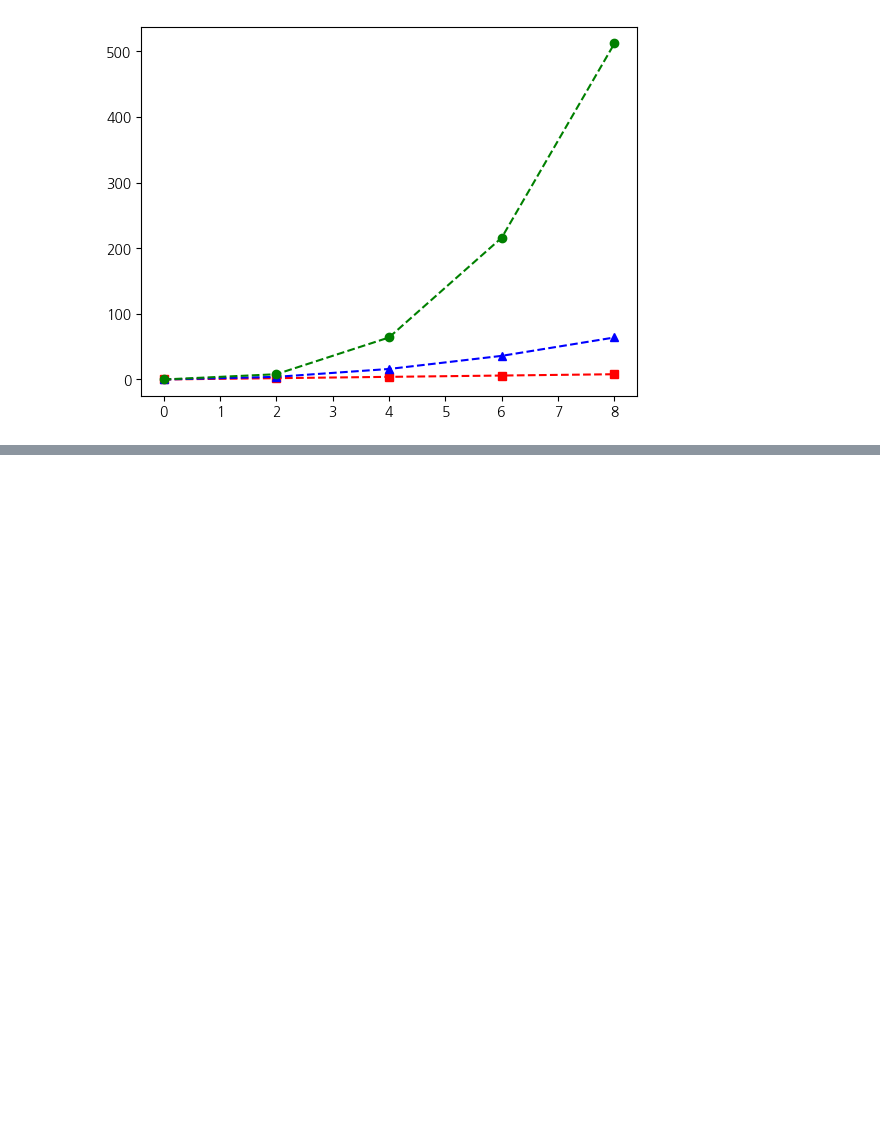
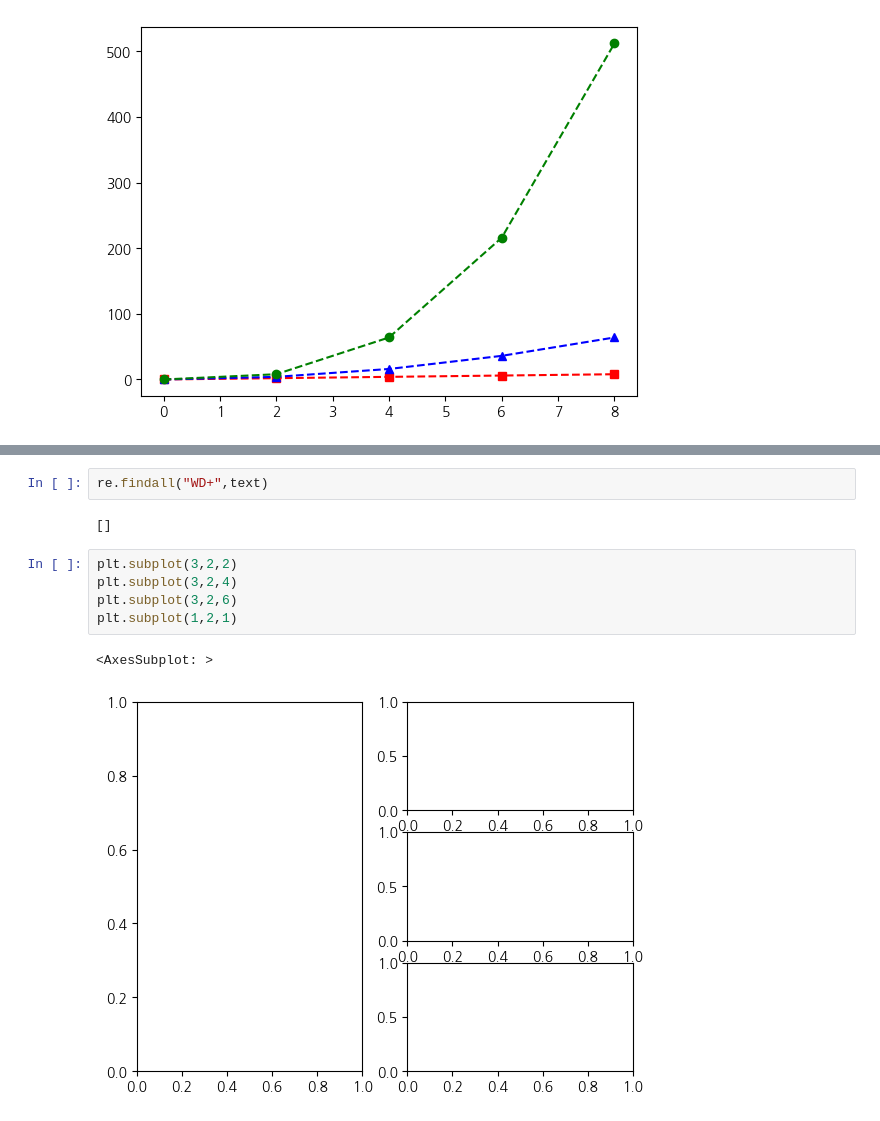
Before and after one commit to seoinhyeok96/pythorn, a Jupyter notebook: 개인공부/know/Matplotlib 실습 .ipynb, the cells around one changed output, grey strips where cells are left out. Saved outputs shown, nothing was run; the diff lists cells and outputs as text; blank space fills up the shorter version.

```diff
--- a/개인공부/know/Matplotlib 실습 .ipynb
+++ b/개인공부/know/Matplotlib 실습 .ipynb
@@ -32,0 +44,12 @@ plt.show()
+# %%
+re.findall("WD+",text)
+# %% [output]
+[]
+# %%
+plt.subplot(3,2,2)
+plt.subplot(3,2,4)
+plt.subplot(3,2,6)
+plt.subplot(1,2,1)
+# %% [output]
+<AxesSubplot: >
+[figure, added]
```
Also changed, not shown: parts of 22 cells of this notebook.
